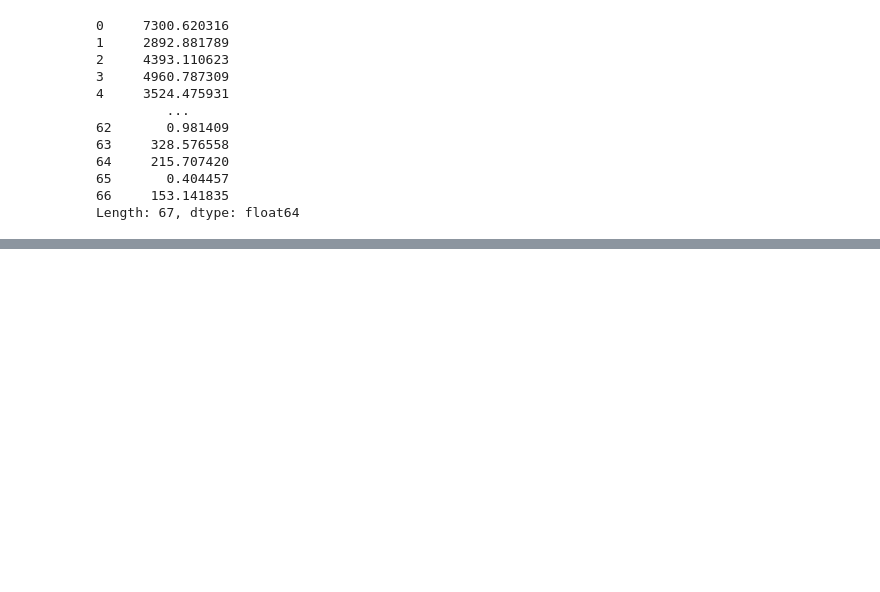
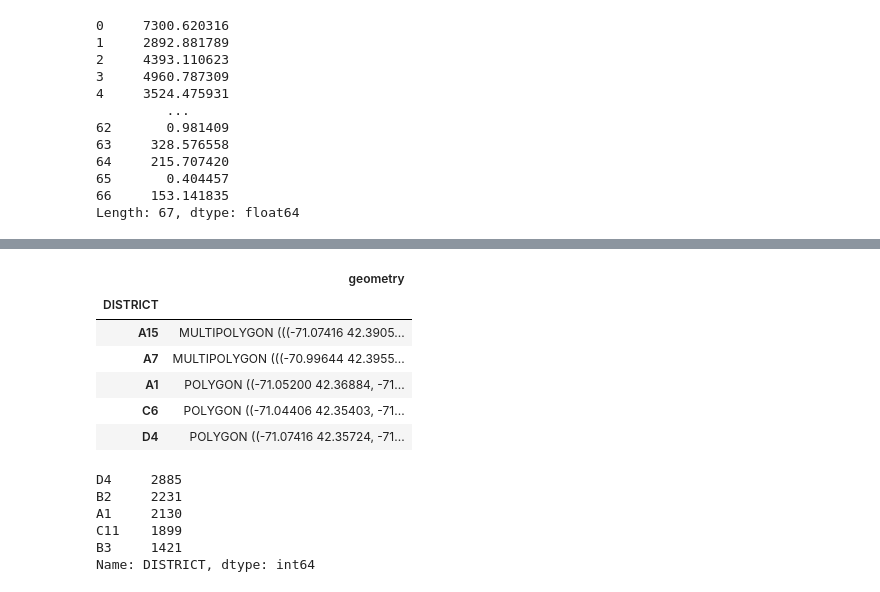
Before and after one commit to hari-viswanathan/learning, a Jupyter notebook: geospatial_analysis.ipynb, the cells around one changed output, grey strips where cells are left out. Cells and saved outputs as stored; diff of their text form; code cells hidden in the pictures; blank space fills up the shorter version.

```diff
--- a/geospatial_analysis.ipynb
+++ b/geospatial_analysis.ipynb
@@ -148,0 +247,24 @@ Length: 67, dtype: float64
+# %%
+# GeoDataFrame with geographical boundaries of Boston police districts
+districts_full = gpd.read_file('./datasets/Police_Districts/Police_Districts.shp')
+districts = districts_full[["DISTRICT", "geometry"]].set_index("DISTRICT")
+districts.head()
+# %% [output]
+|  | geometry |
+| DISTRICT |  |
+| A15 | MULTIPOLYGON (((-71.07416 42.3905... |
+| A7 | MULTIPOLYGON (((-70.99644 42.3955... |
+| A1 | POLYGON ((-71.05200 42.36884, -71... |
+| C6 | POLYGON ((-71.04406 42.35403, -71... |
+| D4 | POLYGON ((-71.07416 42.35724, -71... |
+# %%
+# Number of crimes in each police district
+plot_dict = crimes.DISTRICT.value_counts()
+plot_dict.head()
+# %% [output]
+D4     2885
+B2     2231
+A1     2130
+C11    1899
+B3     1421
+Name: DISTRICT, dtype: int64
```
Also changed, not shown: parts of 10 cells of this notebook.
